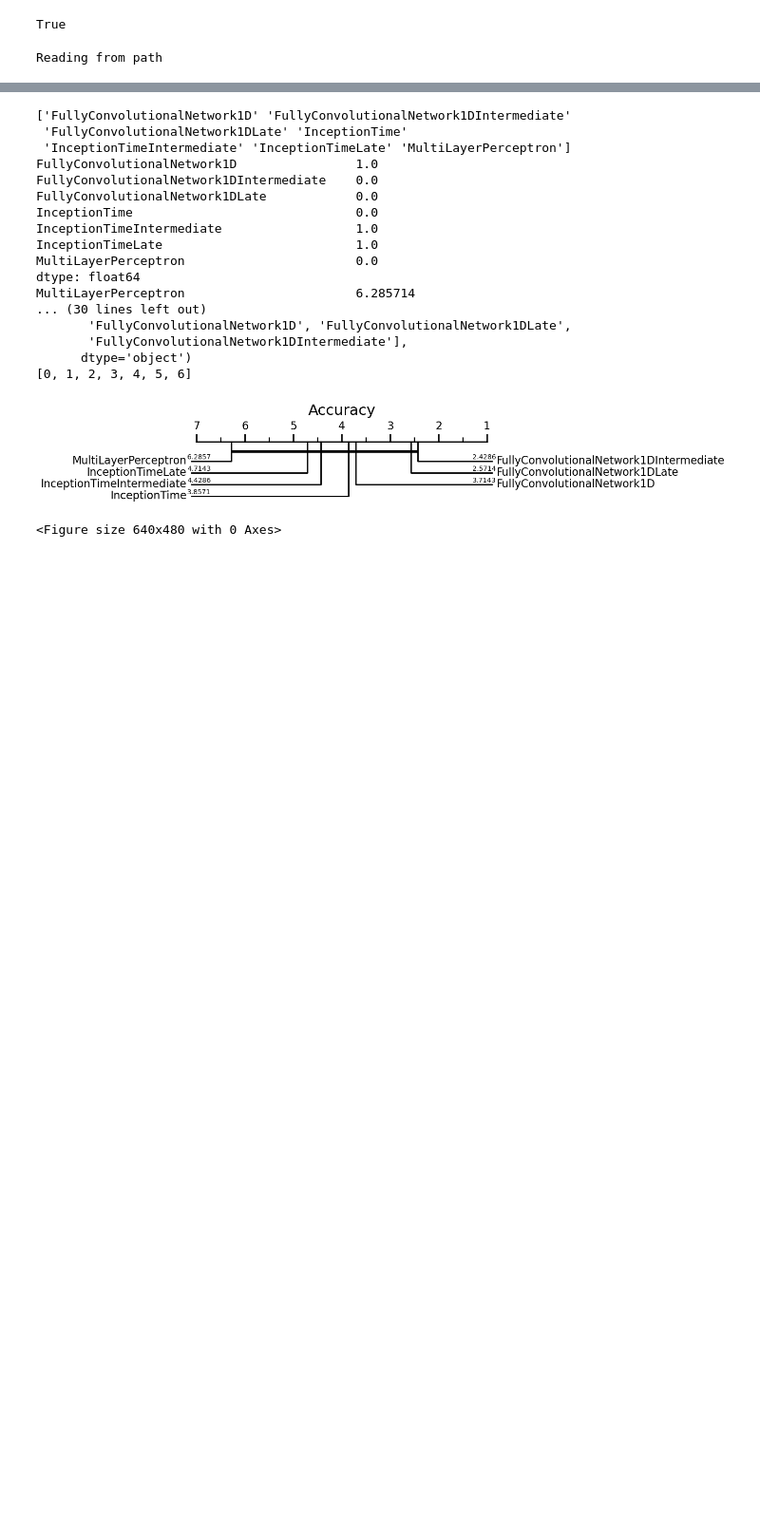
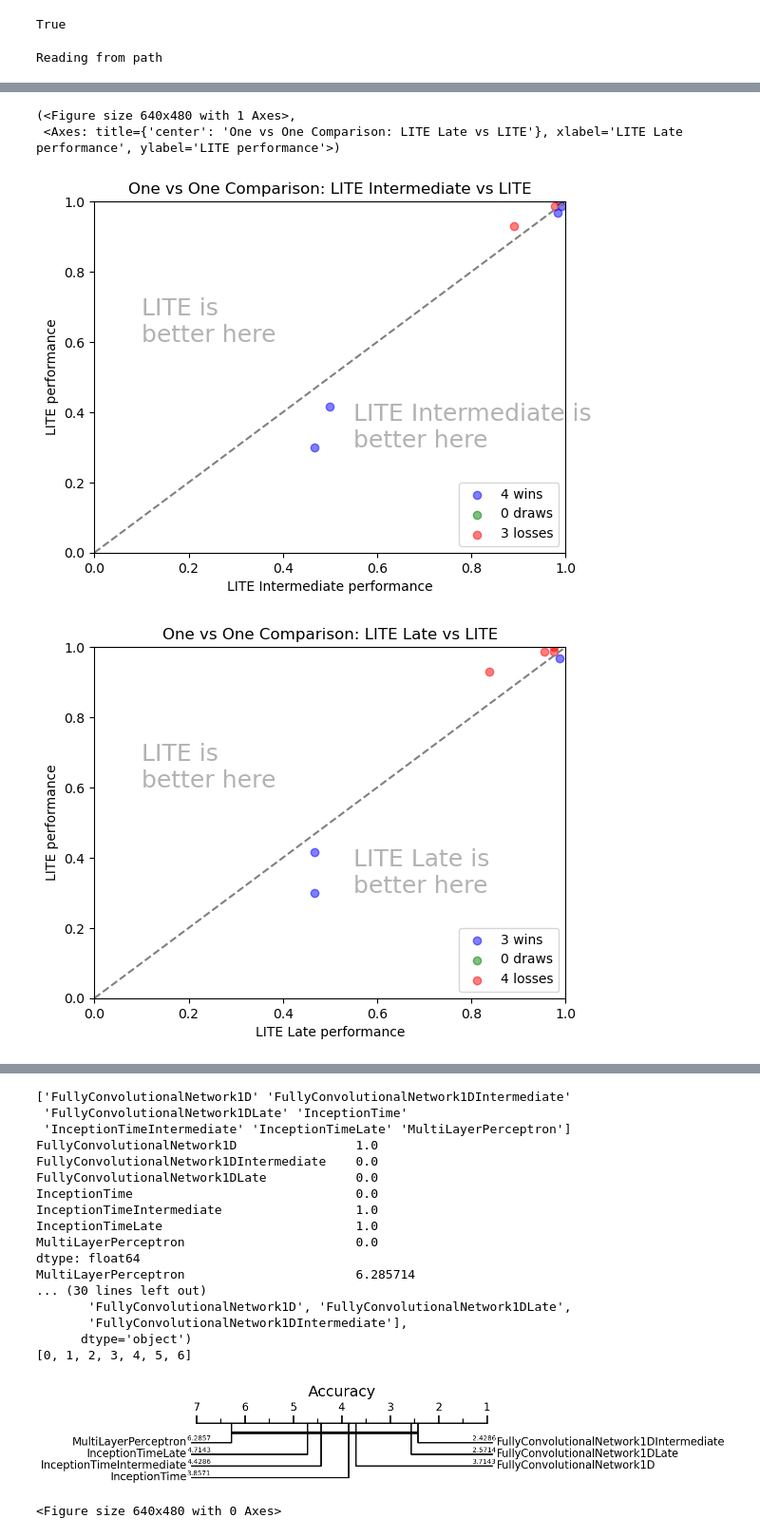
Before and after one commit to samuelthomaz7/multimodal_time_series_classification, a Jupyter notebook: test_notebook.ipynb, the cells around one changed output, grey strips where cells are left out. Shown at 95% size. Saved outputs shown, nothing was run; the diff lists cells and outputs as text; code cells hidden in the pictures; blank space fills up the shorter version.

```diff
--- a/test_notebook.ipynb
+++ b/test_notebook.ipynb
@@ -108,8 +91,18 @@ used_classifiers = [
     'FullyConvolutionalNetwork1DLate',
     'InceptionTime',
     'InceptionTimeLate',
-    'InceptionTimeIntermediate'
+    'InceptionTimeIntermediate',
+    'LITE',
+    'LITEIntermediate',
+    'LITELate'
 ]
 # %%
 used_df = critical_diagram_data.loc[critical_diagram_data.classifier_name.isin(used_classifiers)].query("dataset_name != 'eigenworms'")
 # used_df
+# %%
+metrics_df = pd.pivot_table(
+    used_df.query("dataset_name != 'eigenworms'"),
+    index = 'dataset_name',
+    columns = 'classifier_name',
+    values = 'accuracy'
+)
@@ -115,0 +121,19 @@ used_df = critical_diagram_data.loc[critical_diagram_data.classifier_name.isin(u
+# %%
+from labicompare.visualization import one_vs_one_plot
+
+one_vs_one_plot(
+    metrics_df['LITEIntermediate'].values,
+    metrics_df['LITE'].values,
+    'LITE Intermediate', 'LITE'
+)
+
+one_vs_one_plot(
+    metrics_df['LITELate'].values,
+    metrics_df['LITE'].values,
+    'LITE Late', 'LITE'
+)
+# %% [output]
+(<Figure size 640x480 with 1 Axes>,
+ <Axes: title={'center': 'One vs One Comparison: LITE Late vs LITE'}, xlabel='LITE Late performance', ylabel='LITE performance'>)
+[figure, added]
+[figure, added]
```
Also changed, not shown: parts of 13 cells of this notebook, 2 other files.
